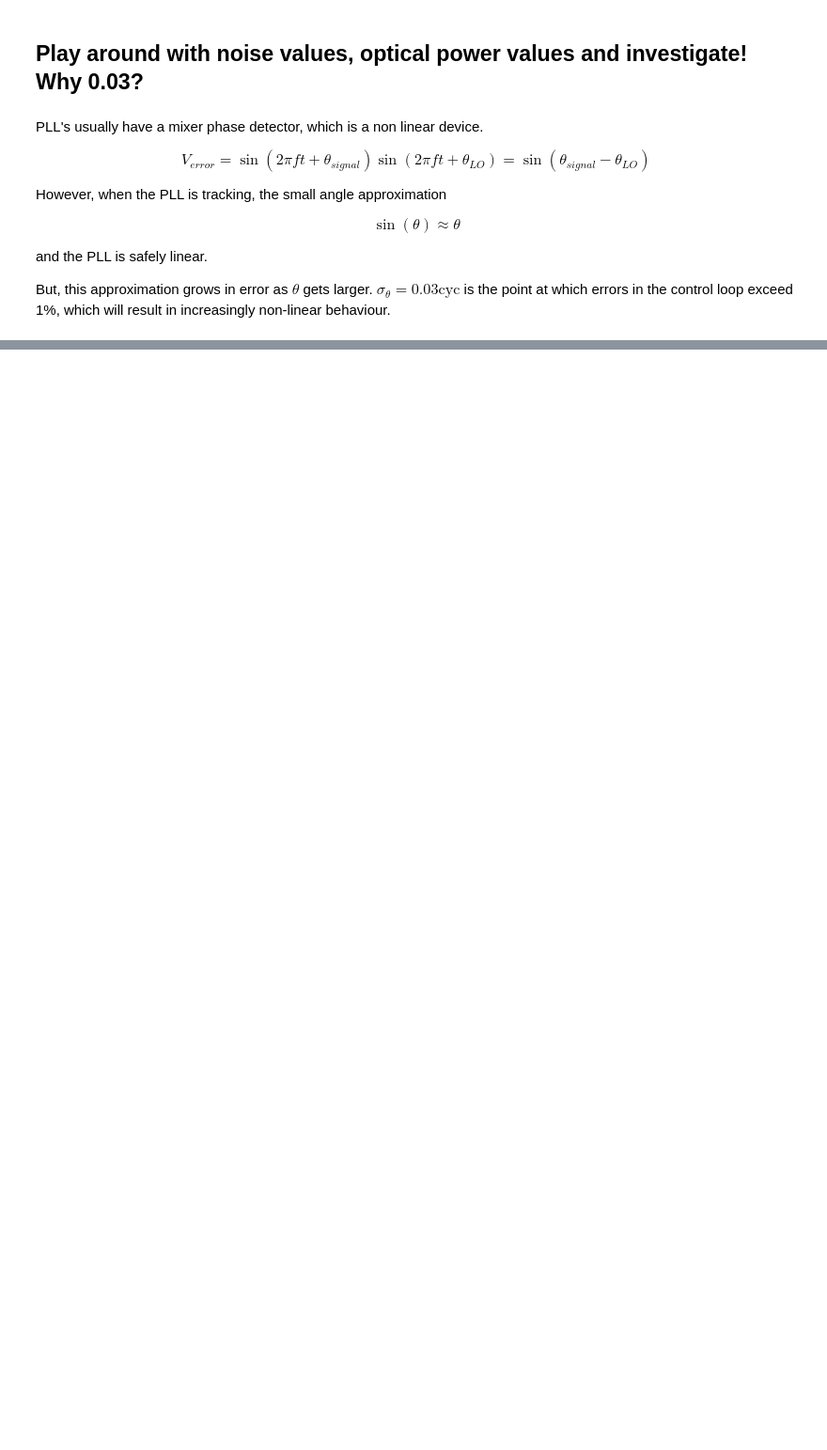
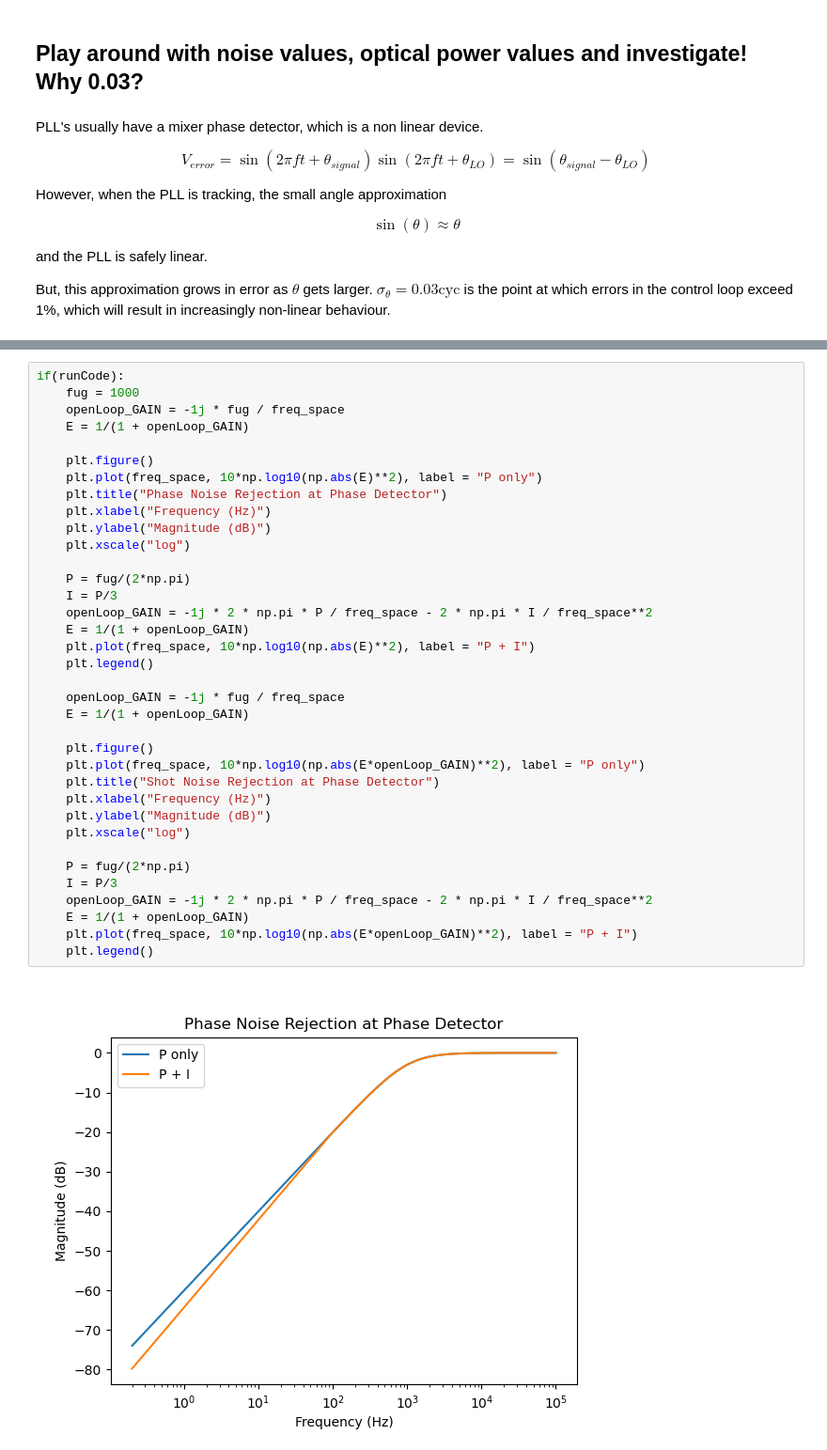
Before and after one commit to Shawn-McSorley/weakLight_seminar, a Jupyter notebook: weakLight_seminar.ipynb, the cells around one changed output, grey strips where cells are left out. Shown at 94% size. Drawn from its saved outputs; the diff is of its cells as text; blank space fills up the shorter version.

```diff
--- a/weakLight_seminar.ipynb
+++ b/weakLight_seminar.ipynb
@@ -628,0 +634,38 @@ But, this approximation grows in error as $\theta$ gets larger. $\sigma_{\theta}
+# %%
+if(runCode):
+    fug = 1000
+    openLoop_GAIN = -1j * fug / freq_space
+    E = 1/(1 + openLoop_GAIN)
+
+    plt.figure()
+    plt.plot(freq_space, 10*np.log10(np.abs(E)**2), label = "P only")
+    plt.title("Phase Noise Rejection at Phase Detector")
+    plt.xlabel("Frequency (Hz)")
+    plt.ylabel("Magnitude (dB)")
+    plt.xscale("log")
+
+    P = fug/(2*np.pi)
+    I = P/3
+    openLoop_GAIN = -1j * 2 * np.pi * P / freq_space - 2 * np.pi * I / freq_space**2
+    E = 1/(1 + openLoop_GAIN)
+    plt.plot(freq_space, 10*np.log10(np.abs(E)**2), label = "P + I")
+    plt.legend()
+
+    openLoop_GAIN = -1j * fug / freq_space
+    E = 1/(1 + openLoop_GAIN)
+
+    plt.figure()
+    plt.plot(freq_space, 10*np.log10(np.abs(E*openLoop_GAIN)**2), label = "P only")
+    plt.title("Shot Noise Rejection at Phase Detector")
+    plt.xlabel("Frequency (Hz)")
+    plt.ylabel("Magnitude (dB)")
+    plt.xscale("log")
+
+    P = fug/(2*np.pi)
+    I = P/3
+    openLoop_GAIN = -1j * 2 * np.pi * P / freq_space - 2 * np.pi * I / freq_space**2
+    E = 1/(1 + openLoop_GAIN)
+    plt.plot(freq_space, 10*np.log10(np.abs(E*openLoop_GAIN)**2), label = "P + I")
+    plt.legend()
+# %% [output]
+[figure, added]
```
Also changed, not shown: parts of 17 cells of this notebook, 7 other files.
